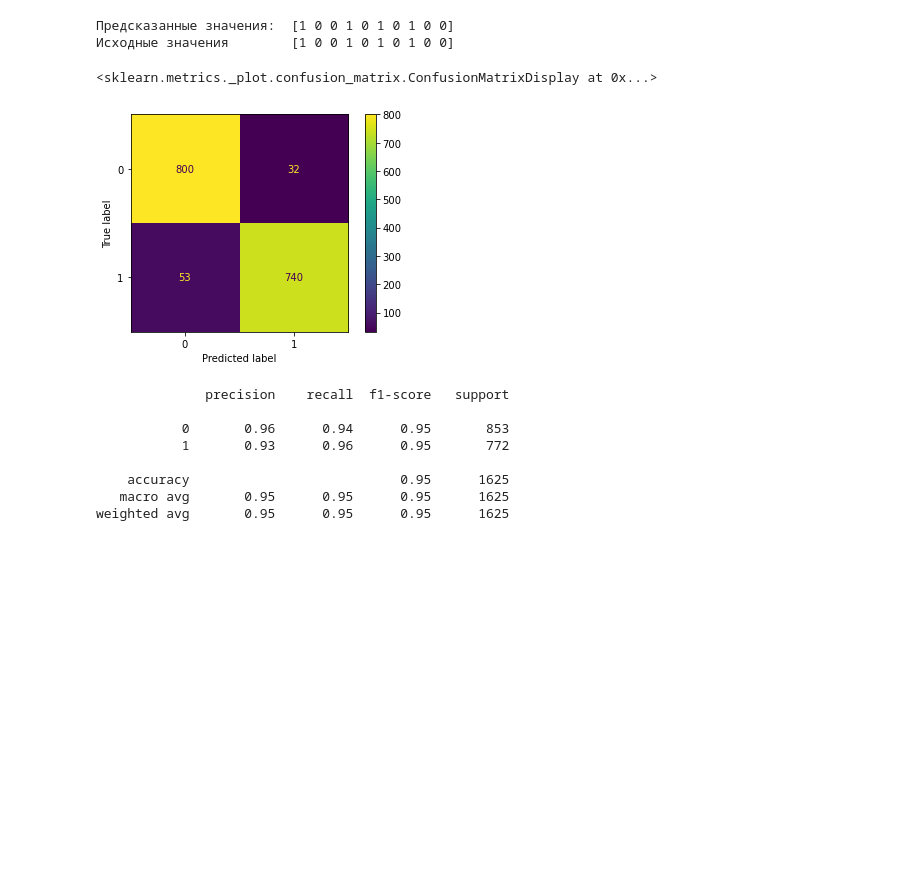
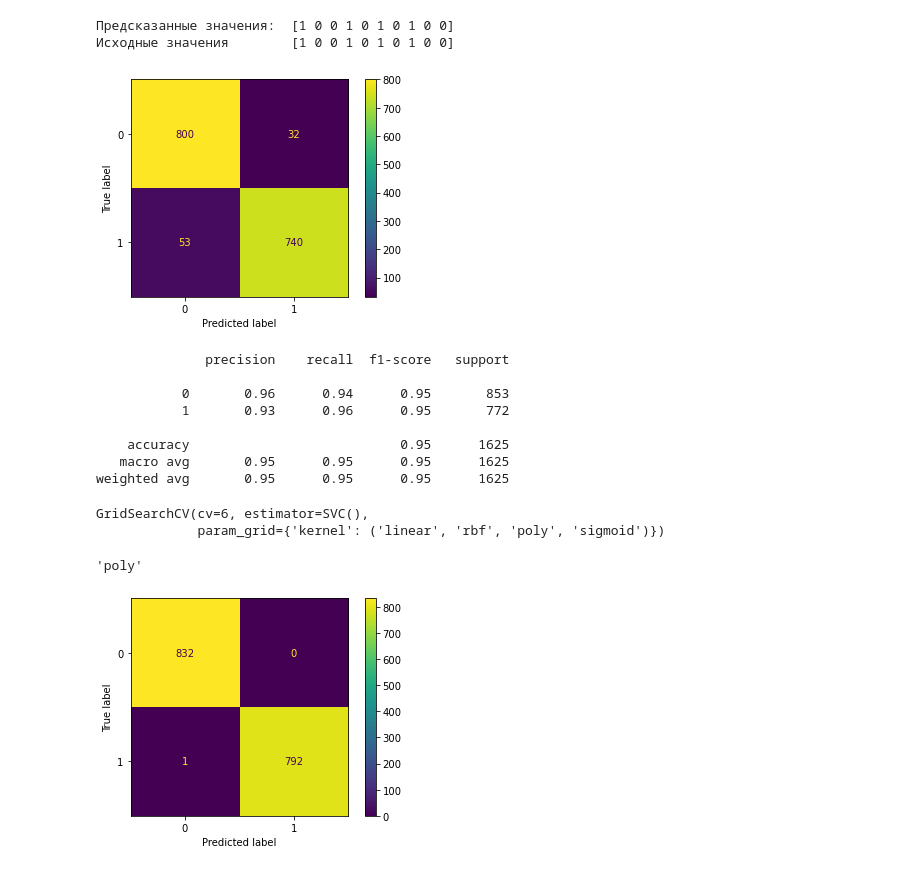
Before and after one commit to GeorgiiVoyakin/mirea-big-data, a Jupyter notebook: task-09/task-09.ipynb, the cells around one changed output. Cells and saved outputs as stored; diff of their text form; code cells hidden in the pictures; blank space fills up the shorter version.

```diff
--- a/task-09/task-09.ipynb
+++ b/task-09/task-09.ipynb
@@ -83,11 +86,12 @@ print('Исходные значения\t', y_test[:10])
 Предсказанные значения:  [1 0 0 1 0 1 0 1 0 0]
 Исходные значения        [1 0 0 1 0 1 0 1 0 0]
 # %%
-cm = confusion_matrix(y_test, y_predict, labels=model.classes_)
-disp = ConfusionMatrixDisplay(confusion_matrix=cm, display_labels=model.classes_)
-disp.plot()
+def draw_confusion_matrix(y_predict, model):
+    cm = confusion_matrix(y_test, y_predict, labels=model.classes_)
+    disp = ConfusionMatrixDisplay(confusion_matrix=cm, display_labels=model.classes_)
+    disp.plot()
+draw_confusion_matrix(y_predict, model)
 # %% [output]
-<sklearn.metrics._plot.confusion_matrix.ConfusionMatrixDisplay at 0x...>
 [figure]
 # %%
 print(classification_report(y_predict, y_test))
@@ -100,3 +104,23 @@ print(classification_report(y_predict, y_test))
     accuracy                           0.95      1625
    macro avg       0.95      0.95      0.95      1625
 weighted avg       0.95      0.95      0.95      1625
+# %%
+param_kernel = ('linear', 'rbf', 'poly', 'sigmoid')
+parameters = {'kernel':param_kernel}
+model = SVC()
+grid_search_svm = GridSearchCV(estimator=model, param_grid=parameters, cv=6)
+grid_search_svm.fit(x_train, y_train)
+# %% [output]
+GridSearchCV(cv=6, estimator=SVC(),
+             param_grid={'kernel': ('linear', 'rbf', 'poly', 'sigmoid')})
+# %%
+best_model = grid_search_svm.best_estimator_
+best_model.kernel
+# %% [output]
+'poly'
+# %%
+svm_preds = best_model.predict(x_test)
+# %%
+draw_confusion_matrix(svm_preds, best_model)
+# %% [output]
+[figure, added]
```
Also changed, not shown: parts of 9 cells of this notebook.
